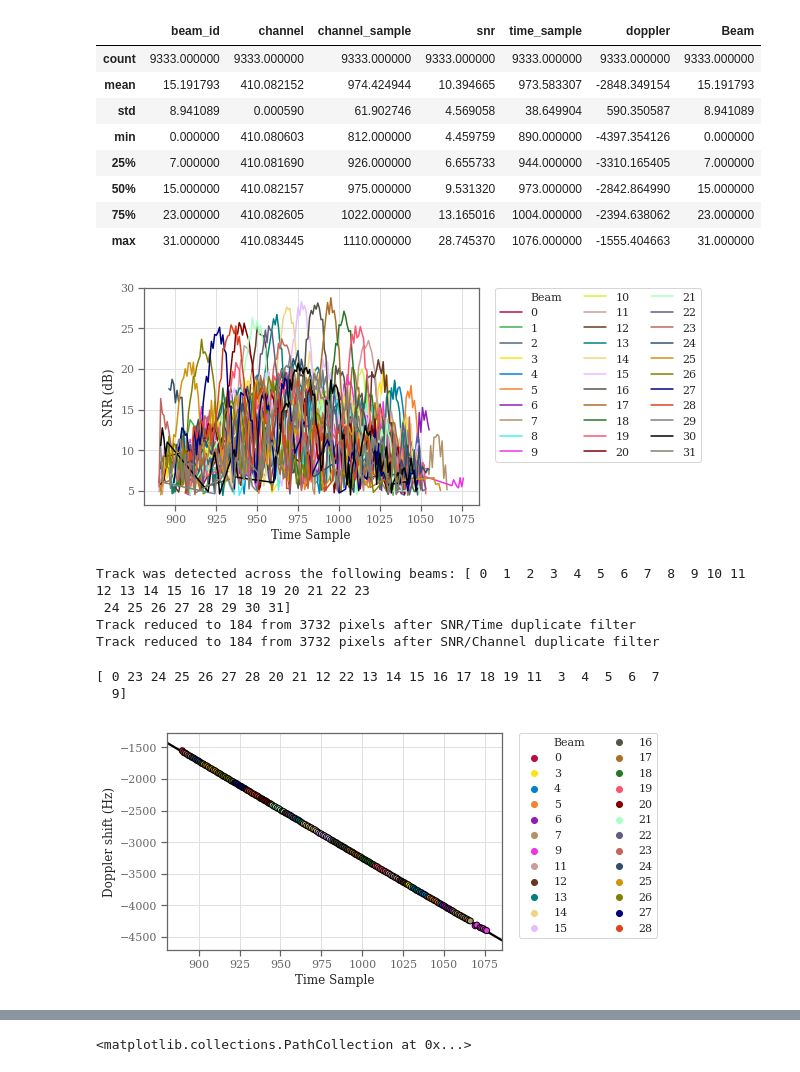
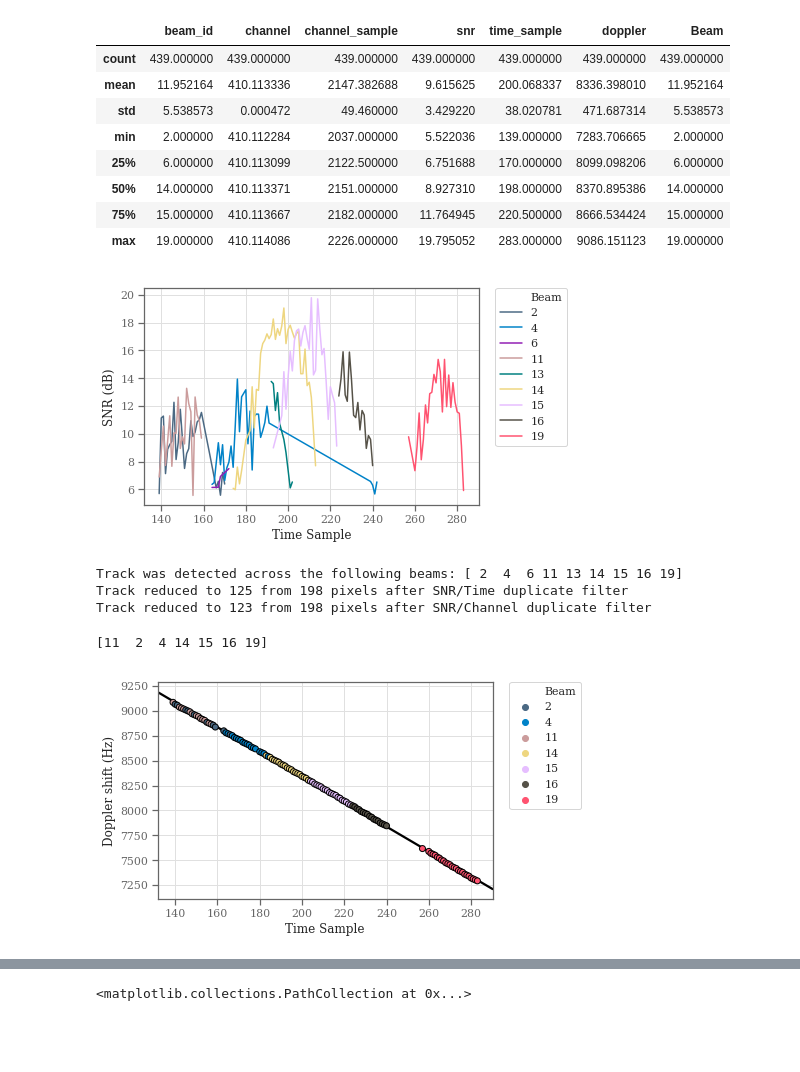
Before and after one commit to BIRALES/birales, a Jupyter notebook: pybirales/services/scripts/analysis/Detections Results.ipynb, the cells around one changed output, grey strips where cells are left out. Saved outputs shown, nothing was run; the diff lists cells and outputs as text; code cells hidden in the pictures; blank space fills up the shorter version.

```diff
--- a/pybirales/services/scripts/analysis/Detections Results.ipynb
+++ b/pybirales/services/scripts/analysis/Detections Results.ipynb
@@ -23,17 +23,17 @@ db_connection = connect(
 OUT_DIR = "/home/denis/.birales/visualisation/analysis"
 ROOT = "/home/denis/.birales/visualisation/fits/30774"
 
-OBSERVATION_ID = "5b77f8a0be045a6eb32256c3" # NORAD_4071 (id = 4)
-TRACK_ID = 4
-TRACK_NAME = 'norad_4071'
+# OBSERVATION_ID = "5b77f8a0be045a6eb32256c3" # NORAD_4071 (id = 4)
+# TRACK_ID = 4
+# TRACK_NAME = 'norad_4071'
 
 # OBSERVATION_ID = "5b784f1fbe045a2044a9de63" # NORAD_37820 (Tiangong1) (id = 0)
 # TRACK_ID = 0
 # TRACK_NAME = 'tiangong'
 
-# OBSERVATION_ID = "5b78532bbe045a22abe3596f" # NORAD_20439 (id = 1)
-# TRACK_ID = 1
-# TRACK_NAME = 'norad_20439'
+OBSERVATION_ID = "5b78532bbe045a22abe3596f" # NORAD_20439 (id = 1)
+TRACK_ID = 1
+TRACK_NAME = 'norad_20439'
 
 detected_candidates = SpaceDebrisTrack.get(observation_id=OBSERVATION_ID)
 
@@ -82,31 +78,32 @@ df.head()
 df.describe()
 # %% [output]
 |  | beam_id | channel | channel_sample | snr | time_sample | doppler | Beam |
-| count | 9333.000000 | 9333.000000 | 9333.000000 | 9333.000000 | 9333.000000 | 9333.000000 | 9333.000000 |
-| mean | 15.191793 | 410.082152 | 974.424944 | 10.394665 | 973.583307 | -2848.349154 | 15.191793 |
-| std | 8.941089 | 0.000590 | 61.902746 | 4.569058 | 38.649904 | 590.350587 | 8.941089 |
-| min | 0.000000 | 410.080603 | 812.000000 | 4.459759 | 890.000000 | -4397.354126 | 0.000000 |
-| 25% | 7.000000 | 410.081690 | 926.000000 | 6.655733 | 944.000000 | -3310.165405 | 7.000000 |
-| 50% | 15.000000 | 410.082157 | 975.000000 | 9.531320 | 973.000000 | -2842.864990 | 15.000000 |
-| 75% | 23.000000 | 410.082605 | 1022.000000 | 13.165016 | 1004.000000 | -2394.638062 | 23.000000 |
-| max | 31.000000 | 410.083445 | 1110.000000 | 28.745370 | 1076.000000 | -1555.404663 | 31.000000 |
+| count | 439.000000 | 439.000000 | 439.000000 | 439.000000 | 439.000000 | 439.000000 | 439.000000 |
+| mean | 11.952164 | 410.113336 | 2147.382688 | 9.615625 | 200.068337 | 8336.398010 | 11.952164 |
+| std | 5.538573 | 0.000472 | 49.460000 | 3.429220 | 38.020781 | 471.687314 | 5.538573 |
+| min | 2.000000 | 410.112284 | 2037.000000 | 5.522036 | 139.000000 | 7283.706665 | 2.000000 |
+| 25% | 6.000000 | 410.113099 | 2122.500000 | 6.751688 | 170.000000 | 8099.098206 | 6.000000 |
+| 50% | 14.000000 | 410.113371 | 2151.000000 | 8.927310 | 198.000000 | 8370.895386 | 14.000000 |
+| 75% | 15.000000 | 410.113667 | 2182.000000 | 11.764945 | 220.500000 | 8666.534424 | 15.000000 |
+| max | 19.000000 | 410.114086 | 2226.000000 | 19.795052 | 283.000000 | 9086.151123 | 19.000000 |
 # %%
 # Figure 1. Power against time for each beam
 
 # Process the data. Select highest SNR in time, and channel (within the beam)
 df = df.sort_values('snr', ascending=False).drop_duplicates(subset=['time_sample', 'beam_id']).sort_values(by=['beam_id'])
 df = df.sort_values('snr', ascending=False).drop_duplicates(subset=['channel_sample', 'beam_id']).sort_values(by=['beam_id'])
 
 
 ax1 = sns.lineplot(y="snr", x="time_sample", data=df,estimator=None, ci=None, hue=df['Beam']
                    , sort=True, palette=BEAM_COLORS)
 ax1.set(xlabel='Time Sample', ylabel='SNR (dB)')
-plt.legend(bbox_to_anchor=(1.05, 1), loc=2, borderaxespad=0., ncol=3)
+plt.legend(bbox_to_anchor=(1.05, 1), loc=2, borderaxespad=0., ncol=ncol)
 
 if SAVE_FIGURES:
     plt.savefig(out_file('p_t'), bbox_inches='tight')
+plt.savefig(out_file('p_t'), bbox_inches='tight')
 # %% [output]
-[figure, old version]
+[figure, new version]
 # %%
 df1 = df.copy()
 
@@ -122,10 +119,9 @@ df1 = df1.sort_values('snr', ascending=False).drop_duplicates(subset=['channel_s
 
 print ('Track reduced to {} from {} pixels after SNR/Channel duplicate filter'.format(len(df1), len(df)))
 # %% [output]
-Track was detected across the following beams: [ 0  1  2  3  4  5  6  7  8  9 10 11 12 13 14 15 16 17 18 19 20 21 22 23
- 24 25 26 27 28 29 30 31]
-Track reduced to 184 from 3732 pixels after SNR/Time duplicate filter
-Track reduced to 184 from 3732 pixels after SNR/Channel duplicate filter
+Track was detected across the following beams: [ 2  4  6 11 13 14 15 16 19]
+Track reduced to 125 from 198 pixels after SNR/Time duplicate filter
+Track reduced to 123 from 198 pixels after SNR/Channel duplicate filter
 # %%
 # Figure 2. Doppler shift against time for each beam
 
@@ -144,9 +140,8 @@ plt.legend(bbox_to_anchor=(1.05, 1), loc=2, borderaxespad=0, ncol=ncol)
 if SAVE_FIGURES:
     plt.savefig(out_file('d_t'), bbox_inches='tight')
 # %% [output]
-[ 0 23 24 25 26 27 28 20 21 12 22 13 14 15 16 17 18 19 11  3  4  5  6  7
-  9]
+[11  2  4 14 15 16 19]
-[figure, old version]
+[figure, new version]
 # %%
 # Figure 4. Beam illumination sequence.
 # Process the data. Select highest SNR in time (within the beam)
```
Also changed, not shown: parts of 9 cells of this notebook.
